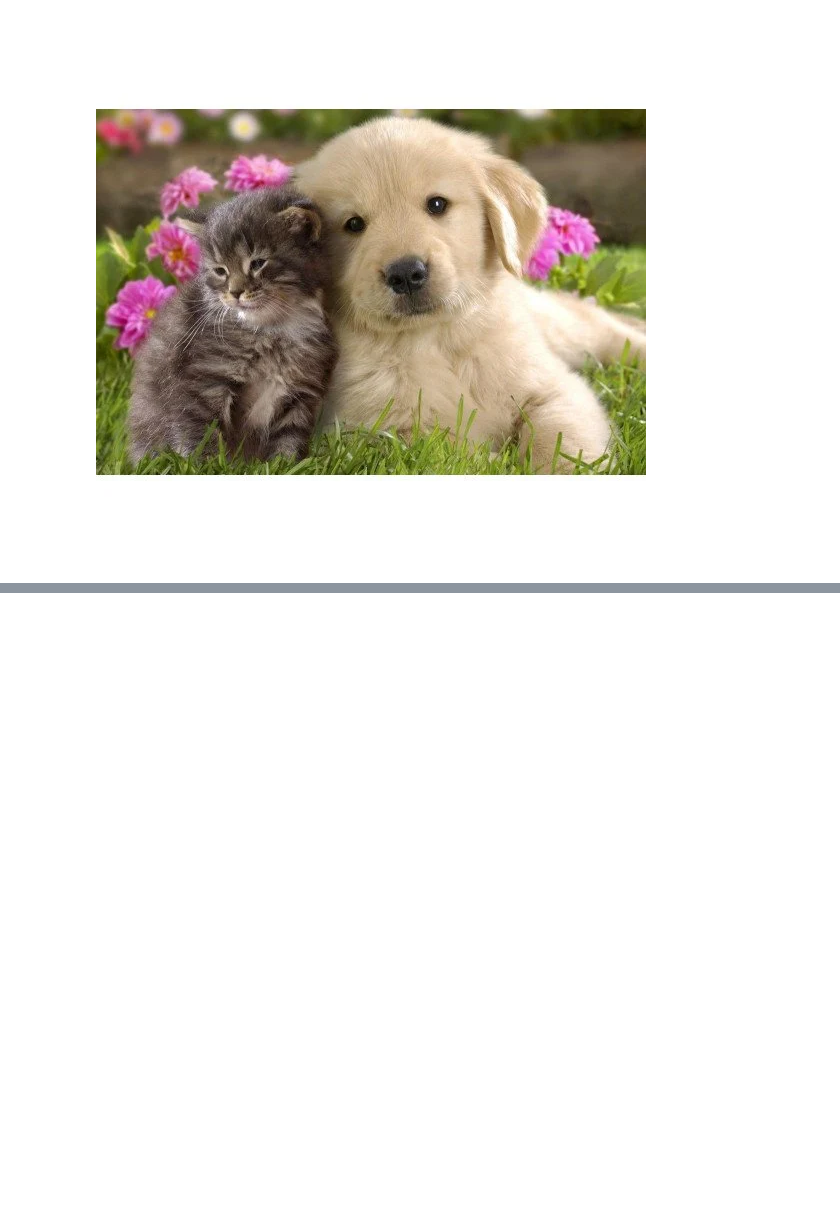
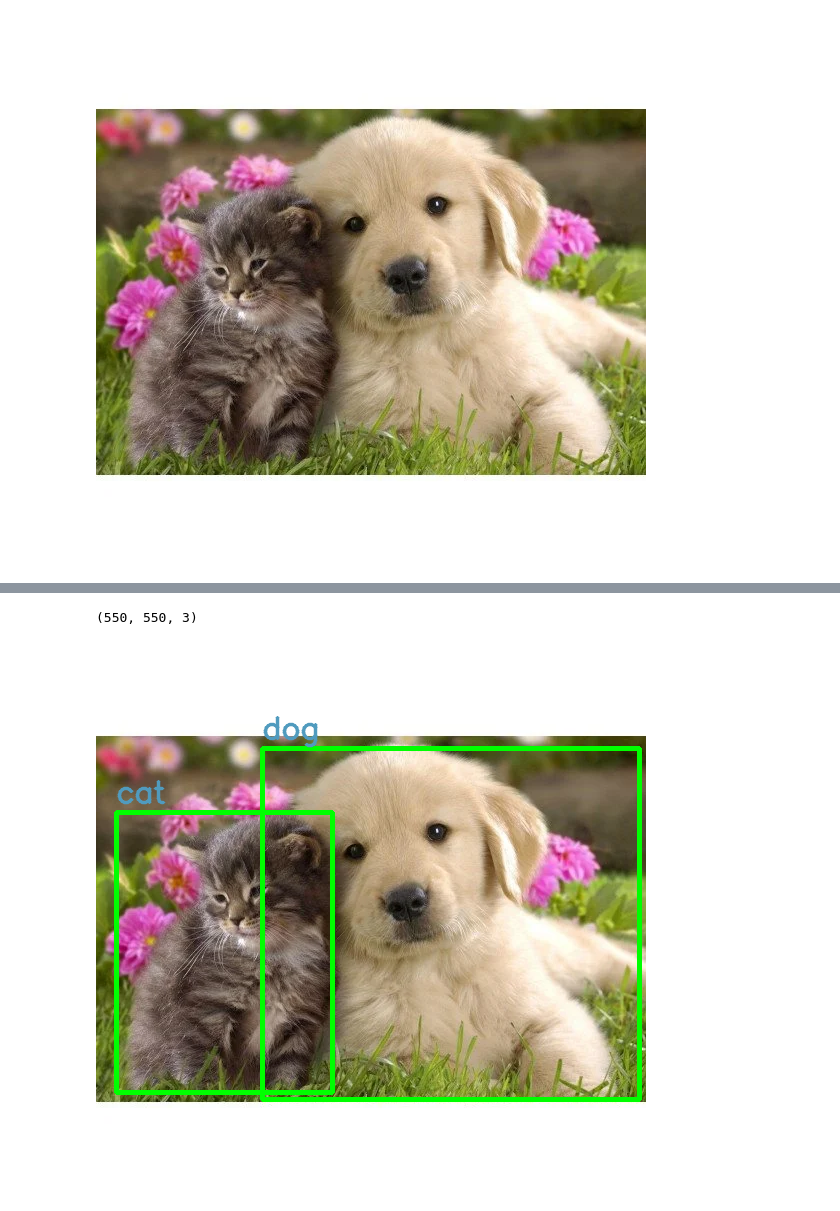
Before and after one commit to nancymary-web/Project1, a Jupyter notebook: copy_of_ssd_opencv.ipynb, the cells around one changed output, grey strips where cells are left out. Drawn from its saved outputs; the diff is of its cells as text; code cells hidden in the pictures; blank space fills up the shorter version.

```diff
--- a/copy_of_ssd_opencv.ipynb
+++ b/copy_of_ssd_opencv.ipynb
@@ -50,5 +56,3 @@ print(blob.shape)
 # %%
-net.setInput(blob)
-detections = net.forward()
+model.setInput(blob)
+detections = model.forward()
-# %%
-height , width , _ = img.shape
@@ -54,0 +85,3 @@ height , width , _ = img.shape
+# %%
+final= np.squeeze(detections)
+print(final.shape)
@@ -55 +108,5 @@ height , width , _ = img.shape
+# %%
+img.shape
+# %% [output]
+(550, 550, 3)
 # %%
@@ -57,17 +114,19 @@ font = cv2.FONT_HERSHEY_SIMPLEX
 # %%
-ig = cv2.imread("/content/dogandhorse.jpg")
+ig = cv2.imread("/dog kitteb .jpeg")
 for i in range(final.shape[0]):
   conf = final[i , 2]
-  if conf > 0.5:
+  if conf > 0.3:
     class_name = classNames[final[i , 1]]
     x1 , y1 , x2 , y2 = final[i , 3:]
     x1 = x1 * width
     y1 *= height
     x2 *= width
     y2 *= height
     top_left = (int(x1) , int(y1))
     bottom_right = (int(x2) , int(y2))
     ig = cv2.rectangle(ig , top_left , bottom_right , (0 , 255 , 0) , 3)
     ig = cv2.putText(ig , class_name , (int(x1) , int(y1) - 10) , font ,
-                     1 , (255 , 0 , 0) , 2 , cv2.LINE_AA)
+                     1 , (190 ,155 , 80) , 2 , cv2.LINE_AA)
 cv2_imshow(ig)
+# %% [output]
+[figure, added]
```
Also changed, not shown: parts of 12 cells of this notebook.
